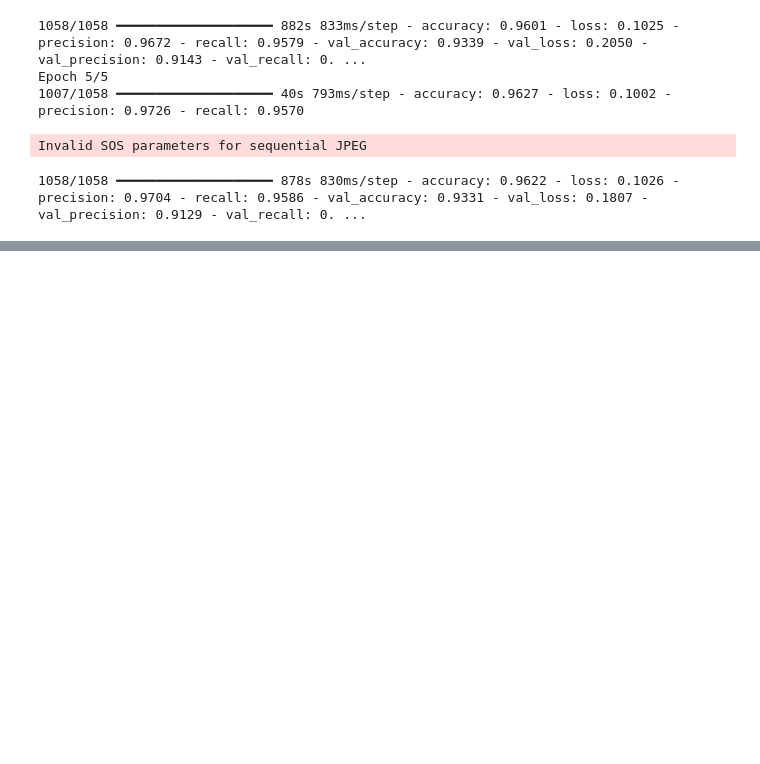
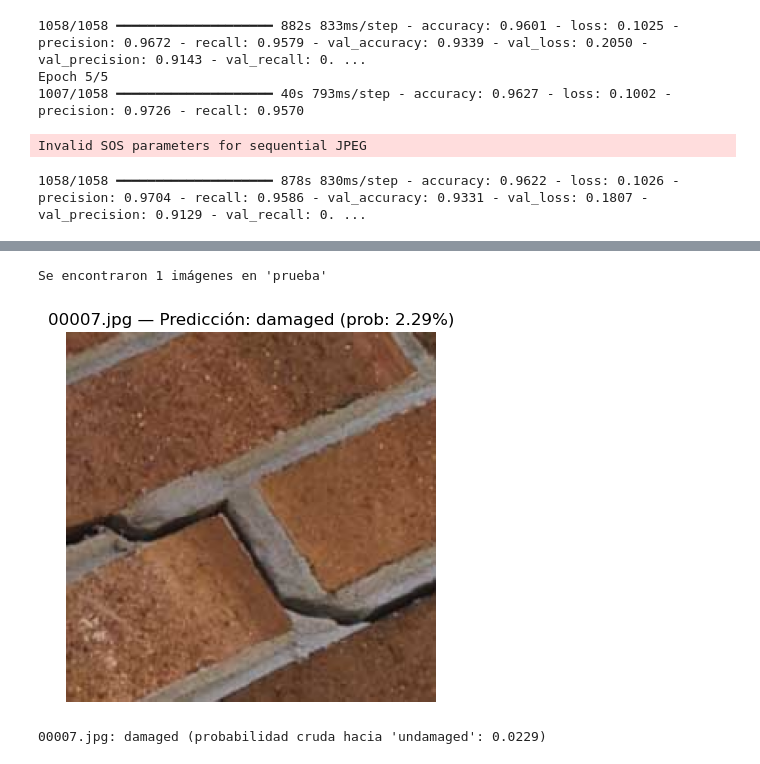
Before and after one commit to pilarty/humanoid-damage-cnn, a Jupyter notebook: notebooks/cnn_damage_detection_training.ipynb, the cells around one changed output, grey strips where cells are left out. Cells and saved outputs as stored; diff of their text form; code cells hidden in the pictures; blank space fills up the shorter version.

```diff
--- a/notebooks/cnn_damage_detection_training.ipynb
+++ b/notebooks/cnn_damage_detection_training.ipynb
@@ -323,0 +435,40 @@ ROC-AUC: 0.9906715700938085
+# %%
+# Predicción sobre imágenes nuevas.
+# Recorre todas las imágenes dentro de la carpeta indicada y muestra
+# la predicción del modelo para cada una.
+
+import os
+import tensorflow as tf
+import numpy as np
+import matplotlib.pyplot as plt
+
+model = tf.keras.models.load_model("best_model.keras")
+
+FOLDER_PATH = "prueba"
+
+# Extensiones de imagen válidas
+valid_extensions = (".jpg", ".jpeg", ".png")
+image_files = [f for f in os.listdir(FOLDER_PATH) if f.lower().endswith(valid_extensions)]
+
+print(f"Se encontraron {len(image_files)} imágenes en '{FOLDER_PATH}'\n")
+
+for filename in image_files:
+    image_path = os.path.join(FOLDER_PATH, filename)
+
+    img = tf.keras.utils.load_img(image_path, target_size=(224, 224))
+    img_array = tf.keras.utils.img_to_array(img)
+    img_array = np.expand_dims(img_array, axis=0)
+
+    pred_prob = model.predict(img_array, verbose=0)[0][0]
+    pred_label = "damaged" if pred_prob < 0.5 else "undamaged"
+
+    plt.imshow(img)
+    plt.axis("off")
+    plt.title(f"{filename} — Predicción: {pred_label} (prob: {pred_prob:.2%})")
+    plt.show()
+
+    print(f"{filename}: {pred_label} (probabilidad cruda hacia 'undamaged': {pred_prob:.4f})\n")
+# %% [output]
+Se encontraron 1 imágenes en 'prueba'
+[figure, added]
+00007.jpg: damaged (probabilidad cruda hacia 'undamaged': 0.0229)
```
Also changed, not shown: parts of 10 cells of this notebook, 1 other file.
